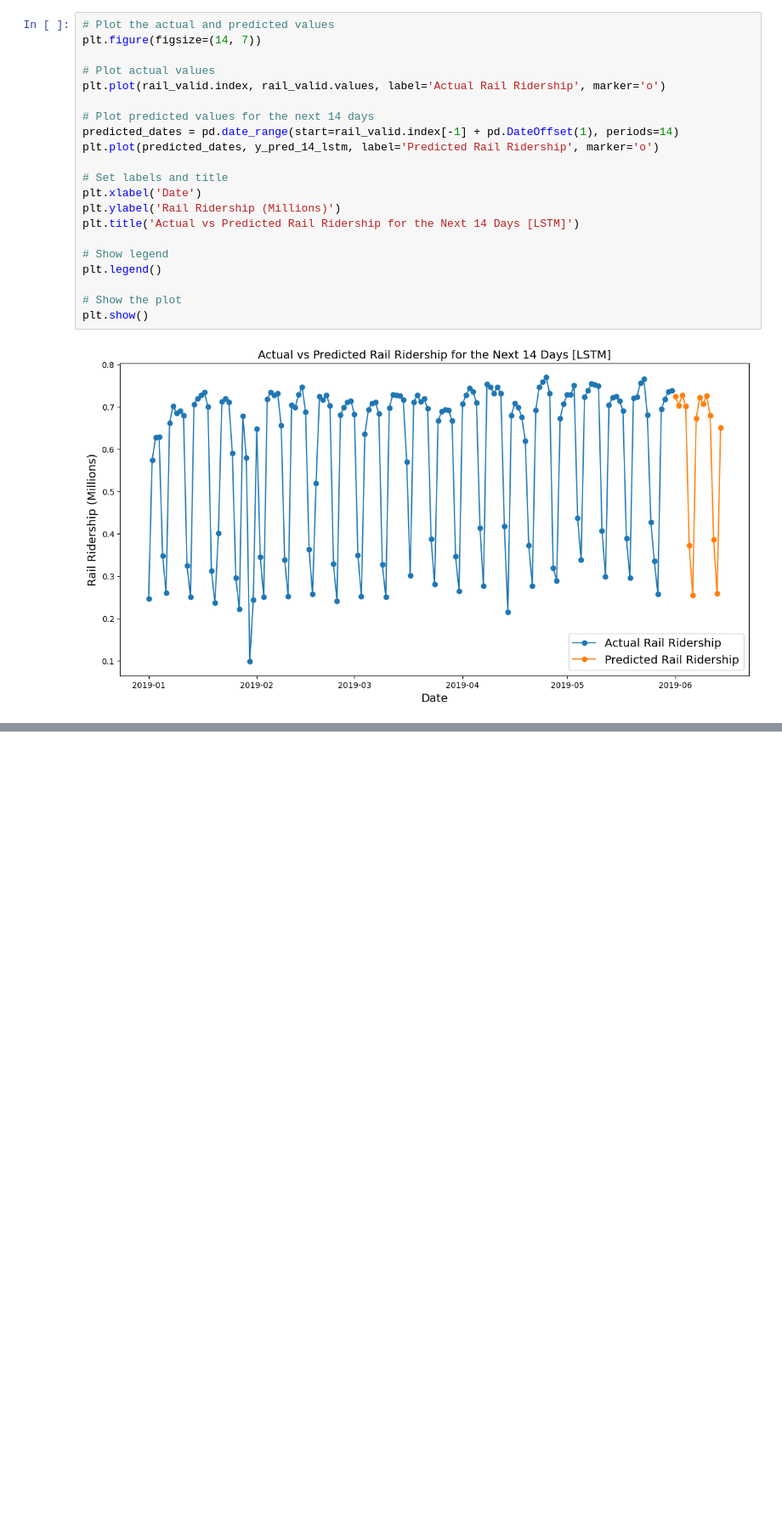
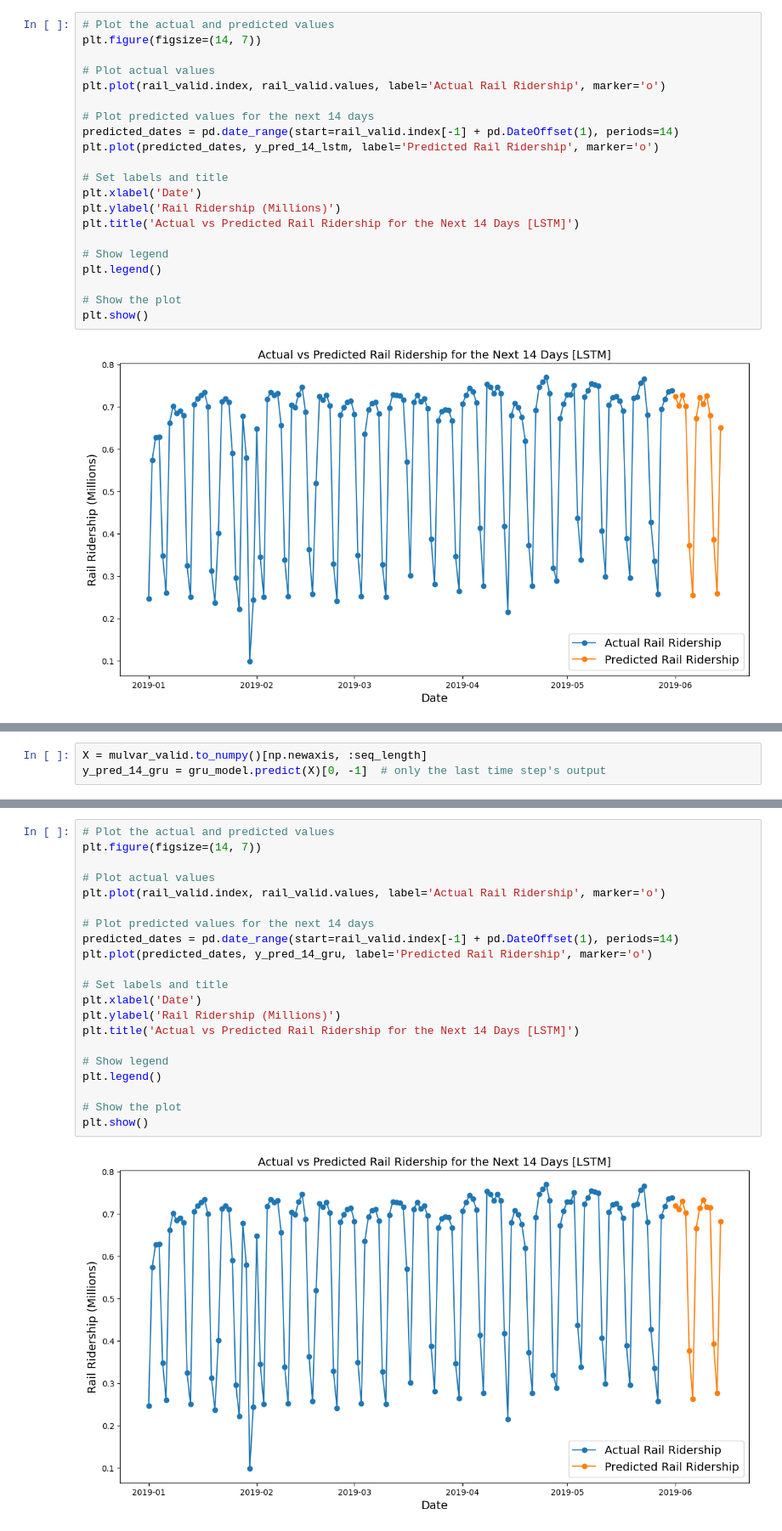
Before and after one commit to moheed-ali/AIML-Notebook-Collection, a Jupyter notebook: ridership_prediction.ipynb, the cells around one changed output, grey strips where cells are left out. Shown at 85% size. Cells and saved outputs as stored; diff of their text form; blank space fills up the shorter version.

```diff
--- a/ridership_prediction.ipynb
+++ b/ridership_prediction.ipynb
@@ -367,0 +411,3 @@ plt.show()
+# %%
+X = mulvar_valid.to_numpy()[np.newaxis, :seq_length]
+y_pred_14_gru = gru_model.predict(X)[0, -1]  # only the last time step's output
@@ -367,0 +416,23 @@ plt.show()
+# %%
+# Plot the actual and predicted values
+plt.figure(figsize=(14, 7))
+
+# Plot actual values
+plt.plot(rail_valid.index, rail_valid.values, label='Actual Rail Ridership', marker='o')
+
+# Plot predicted values for the next 14 days
+predicted_dates = pd.date_range(start=rail_valid.index[-1] + pd.DateOffset(1), periods=14)
+plt.plot(predicted_dates, y_pred_14_gru, label='Predicted Rail Ridership', marker='o')
+
+# Set labels and title
+plt.xlabel('Date')
+plt.ylabel('Rail Ridership (Millions)')
+plt.title('Actual vs Predicted Rail Ridership for the Next 14 Days [LSTM]')
+
+# Show legend
+plt.legend()
+
+# Show the plot
+plt.show()
+# %% [output]
+[figure, added]
```
Also changed, not shown: parts of 7 cells of this notebook.
